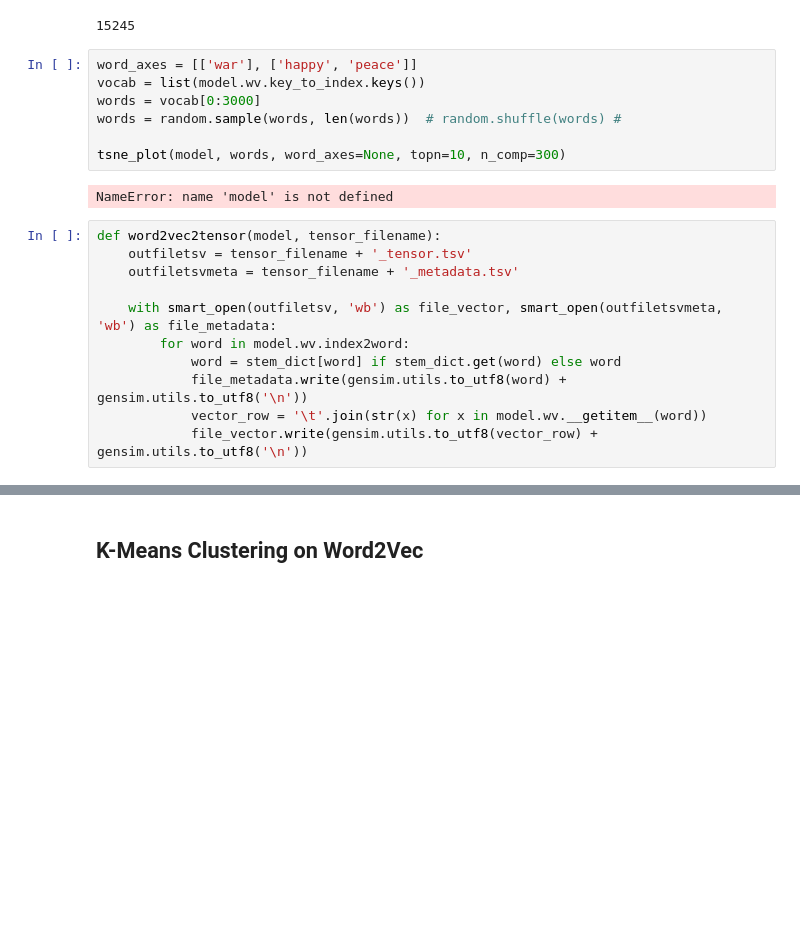
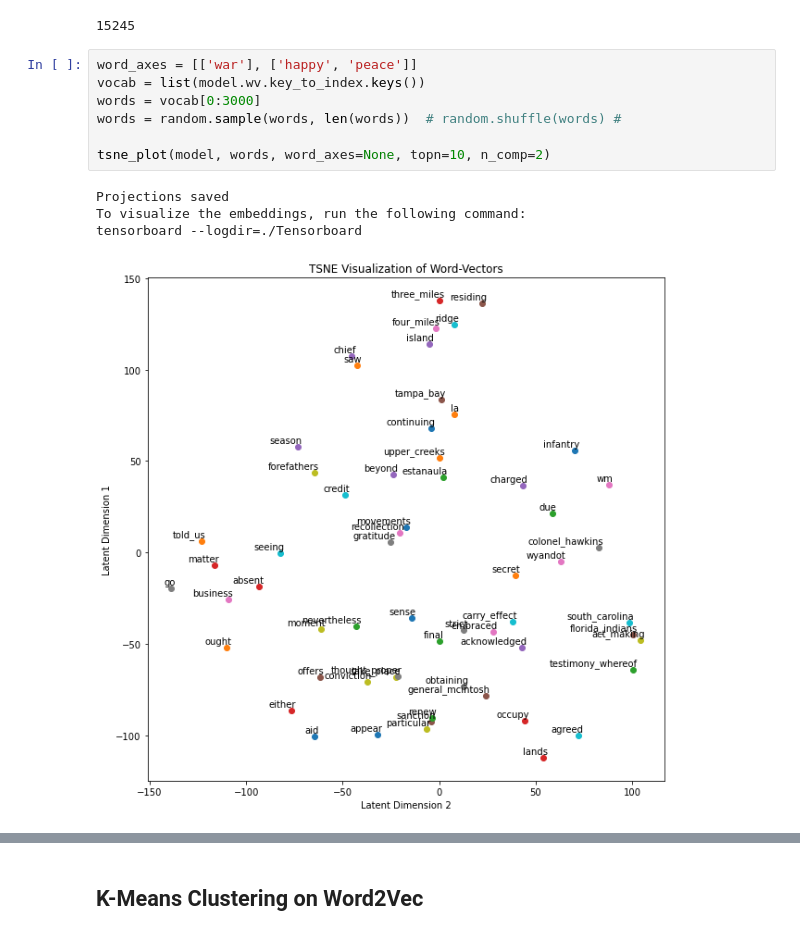
Before and after one commit to aaron68lee/NLP-Graphical-Knowledge-Mining, a Jupyter notebook: Topic_Modeling.ipynb, the cells around one changed output, grey strips where cells are left out. Drawn from its saved outputs; the diff is of its cells as text; blank space fills up the shorter version.

```diff
--- a/Topic_Modeling.ipynb
+++ b/Topic_Modeling.ipynb
@@ -1906,20 +1809,12 @@ print(len(vocab))
 # %%
 word_axes = [['war'], ['happy', 'peace']]
 vocab = list(model.wv.key_to_index.keys())
 words = vocab[0:3000]
 words = random.sample(words, len(words))  # random.shuffle(words) #
 
-tsne_plot(model, words, word_axes=None, topn=10, n_comp=300)
+tsne_plot(model, words, word_axes=None, topn=10, n_comp=2)
 # %% [output]
-NameError: name 'model' is not defined
+Projections saved
+To visualize the embeddings, run the following command:
+tensorboard --logdir=./Tensorboard
+[figure, added]
-# %%
-def word2vec2tensor(model, tensor_filename):
-    outfiletsv = tensor_filename + '_tensor.tsv'
-    outfiletsvmeta = tensor_filename + '_metadata.tsv'
-
-    with smart_open(outfiletsv, 'wb') as file_vector, smart_open(outfiletsvmeta, 'wb') as file_metadata:
-        for word in model.wv.index2word:
-            word = stem_dict[word] if stem_dict.get(word) else word
-            file_metadata.write(gensim.utils.to_utf8(word) + gensim.utils.to_utf8('\n'))
-            vector_row = '\t'.join(str(x) for x in model.wv.__getitem__(word))
-            file_vector.write(gensim.utils.to_utf8(vector_row) + gensim.utils.to_utf8('\n'))
```
Also changed, not shown: parts of 79 cells of this notebook, 18 other files.
